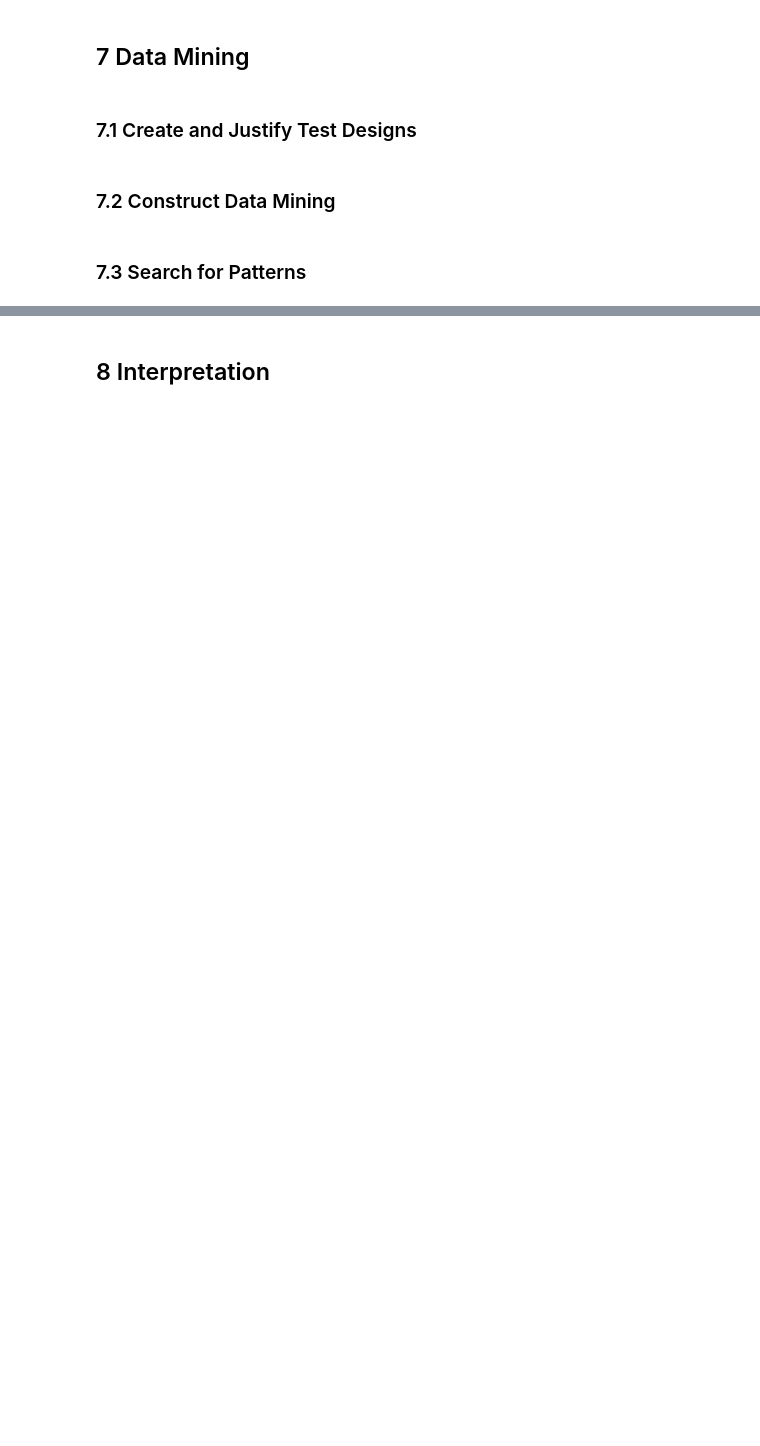
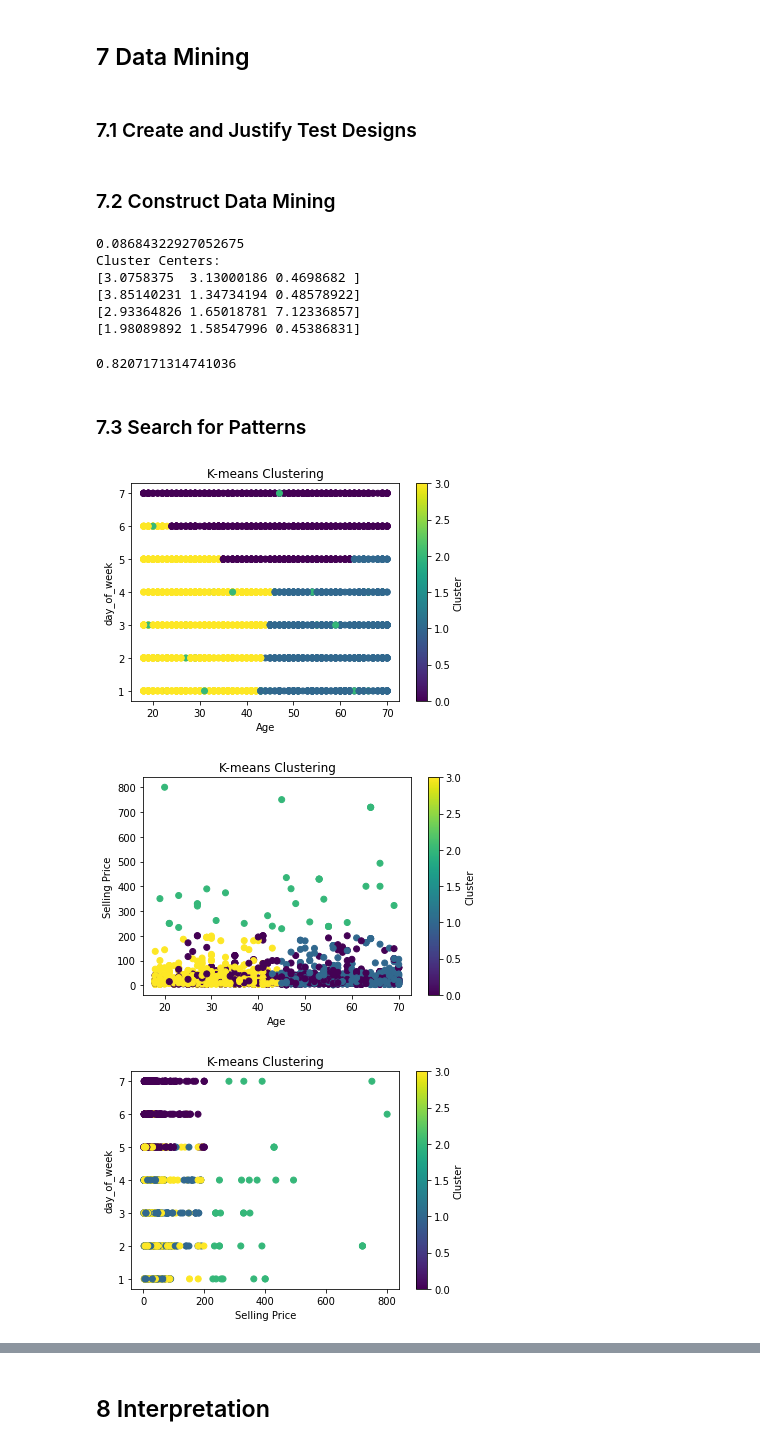
Before and after one commit to jessica-chong/iteration4, a Jupyter notebook: Iteration4.ipynb, the cells around one changed output, grey strips where cells are left out. Saved outputs shown, nothing was run; the diff lists cells and outputs as text; code cells hidden in the pictures; blank space fills up the shorter version.

```diff
--- a/Iteration4.ipynb
+++ b/Iteration4.ipynb
@@ -738,3 +733,14 @@ rf = RandomForestClassifier(featuresCol="features", labelCol="Indexed Subscripti
 train_data, test_data = preprocessed_data.randomSplit([0.8, 0.2], seed=42)
 # %% [markdown]
 ### 7.2 Construct Data Mining
+# %%
+kmeans = KMeans(featuresCol='scaledFeatures',k=4)
+model = kmeans.fit(cluster_final_data)
+kmeans_predictions = model.transform(cluster_final_data)
+# %% [output]
+0.08684322927052675
+Cluster Centers:
+[3.0758375  3.13000186 0.4698682 ]
+[3.85140231 1.34734194 0.48578922]
+[2.93364826 1.65018781 7.12336857]
+[1.98089892 1.58547996 0.45386831]
@@ -741,2 +749,34 @@ train_data, test_data = preprocessed_data.randomSplit([0.8, 0.2], seed=42)
+# %%
+# fit train data and test data
+rfc_model = rfc.fit(train_data)
+rfc_predictions = rfc_model.transform(test_data)
+# %% [output]
+0.8207171314741036
 # %% [markdown]
 ### 7.3 Search for Patterns
+# %%
+kmeans_predictions_pd = kmeans_predictions.toPandas()
+plt.scatter(kmeans_predictions_pd["Age"], kmeans_predictions_pd["day_of_week"], c=kmeans_predictions_pd["prediction"], cmap='viridis')
+plt.xlabel("Age")
+plt.ylabel("day_of_week")
+plt.title("K-means Clustering")
+plt.colorbar().set_label("Cluster")
+plt.show()
+
+plt.scatter(kmeans_predictions_pd["Age"], kmeans_predictions_pd["Selling Price"], c=kmeans_predictions_pd["prediction"], cmap='viridis')
+plt.xlabel("Age")
+plt.ylabel("Selling Price")
+plt.title("K-means Clustering")
+plt.colorbar().set_label("Cluster")
+plt.show()
+
+plt.scatter(kmeans_predictions_pd["Selling Price"], kmeans_predictions_pd["day_of_week"], c=kmeans_predictions_pd["prediction"], cmap='viridis')
+plt.xlabel("Selling Price")
+plt.ylabel("day_of_week")
+plt.title("K-means Clustering")
+plt.colorbar().set_label("Cluster")
+plt.show()
+# %% [output]
+[figure, added]
+[figure, added]
+[figure, added]
```
Also changed, not shown: parts of 18 cells of this notebook.
